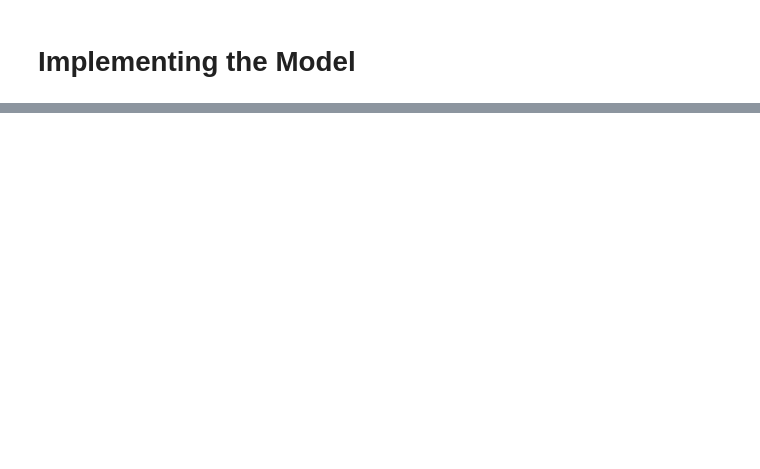
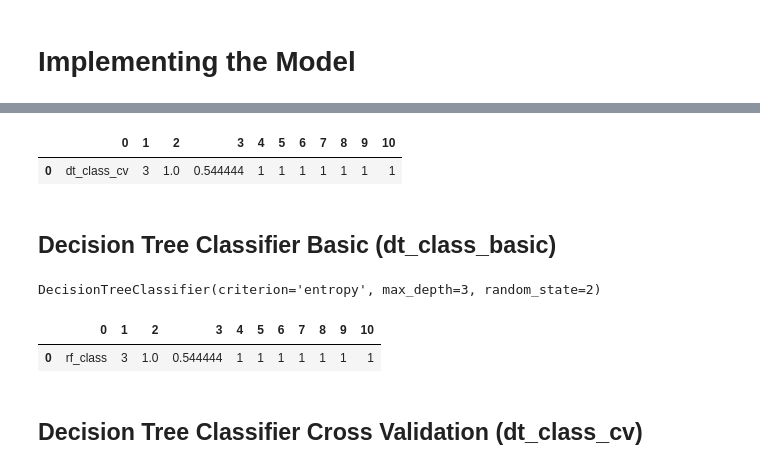
Before and after one commit to Liomat97/Machine-Learning, a Jupyter notebook: Test.ipynb, the cells around one changed output, grey strips where cells are left out. Cells and saved outputs as stored; diff of their text form; code cells hidden in the pictures; blank space fills up the shorter version.

```diff
--- a/Test.ipynb
+++ b/Test.ipynb
@@ -571,0 +380,8 @@ recall_score(y_test, y_pred)
+# %%
+# With cross validation
+from sklearn.model_selection import cross_validate, KFold
+# Define lists for the accuracies
+dt_reg_cv_acc_list = []
+dt_reg_cv_tpr_list = []
+dt_reg_cv_acc_in_list = []
+dt_reg_cv_tpr_in_list = []
@@ -571,0 +417,21 @@ recall_score(y_test, y_pred)
+# %%
+#Append the Results from the Loop to the existing Dataframe:
+dt_reg_cv_temp = [(model, max_debth, accuracy_in_sample, accurancy_out_sample, Precision, Recall, F1, TP, TN, FP, FN)]
+dt_reg_cv_results = pd.DataFrame(dt_reg_cv_temp)
+dt_reg_cv_results
+# %% [output]
+|  | 0 | 1 | 2 | 3 | 4 | 5 | 6 | 7 | 8 | 9 | 10 |
+| 0 | dt_class_cv | 3 | 1.0 | 0.544444 | 1 | 1 | 1 | 1 | 1 | 1 | 1 |
+# %% [markdown]
+## Decision Tree Classifier Basic (dt_class_basic)
+# %%
+# Decision tree classifier implementation of scikit-learn
+from sklearn.tree import DecisionTreeClassifier
+
+# Define the tree classifier
+dt_class_basic = DecisionTreeClassifier(criterion = 'entropy',max_depth=3, random_state=2)
+
+# Train tree classifier on the training set
+dt_class_basic.fit(x_multi_train, y_multi_train)
+# %% [output]
+DecisionTreeClassifier(criterion='entropy', max_depth=3, random_state=2)
@@ -571,0 +450,10 @@ recall_score(y_test, y_pred)
+# %%
+#Append the Results from the Loop to the existing Dataframe:
+dt_class_basic_temp = [(model, max_debth, accuracy_in_sample, accurancy_out_sample, Precision, Recall, F1, TP, TN, FP, FN)]
+dt_class_basic_results = pd.DataFrame(dt_class_basic_temp)
+dt_class_basic_results
+# %% [output]
+|  | 0 | 1 | 2 | 3 | 4 | 5 | 6 | 7 | 8 | 9 | 10 |
+| 0 | rf_class | 3 | 1.0 | 0.544444 | 1 | 1 | 1 | 1 | 1 | 1 | 1 |
+# %% [markdown]
+## Decision Tree Classifier Cross Validation (dt_class_cv)
```
Also changed, not shown: parts of 88 cells of this notebook.
